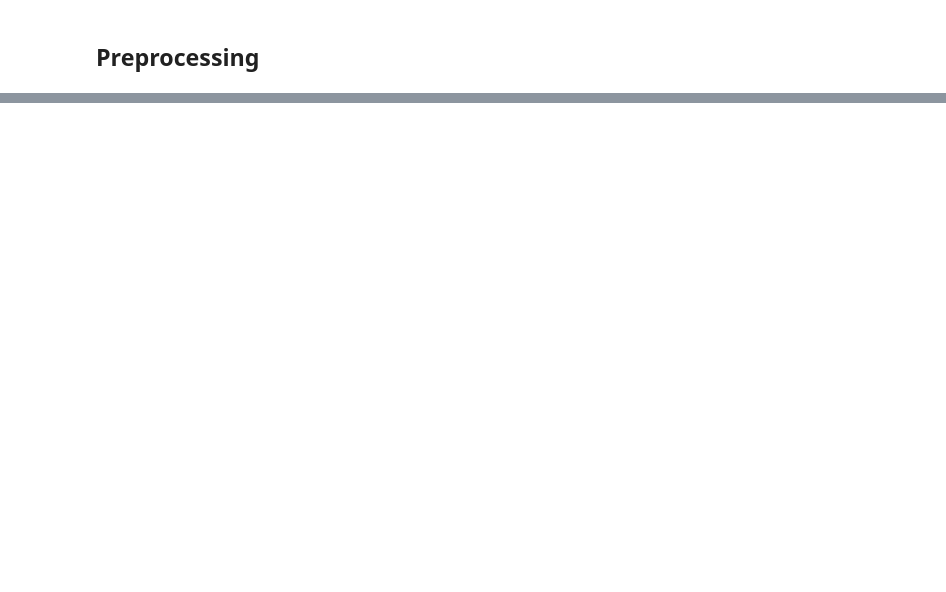
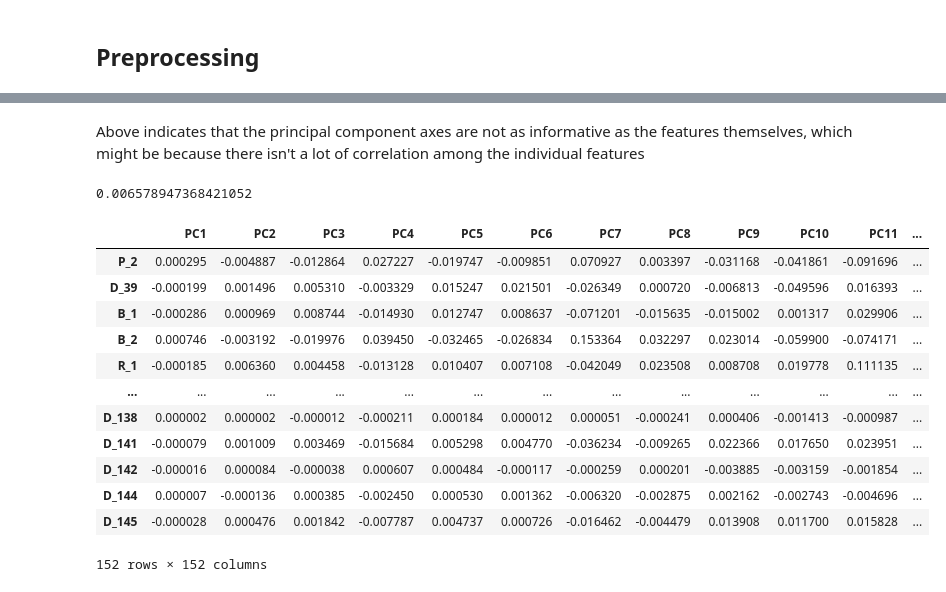
Before and after one commit to echefcy/kaggle, a Jupyter notebook: amex_defaults/ Solution.ipynb, the cells around one changed output, grey strips where cells are left out. Drawn from its saved outputs; the diff is of its cells as text; code cells hidden in the pictures; blank space fills up the shorter version.

```diff
--- a/amex_defaults/ Solution.ipynb
+++ b/amex_defaults/ Solution.ipynb
@@ -81,8 +77,8 @@ def get_sample(size):
     portion = features[g.ngroup().isin(prng.choice(g.ngroups, size, replace=False))]
     return portion
 
-# sample1 = get_sample(g.ngroups//100)
-sample2 = get_sample(1000)
+sample1 = get_sample(len(labels)//100)
+# sample2 = get_sample(1000)
 # %%
 def get_y(ids):
     label_lookup = dict()
@@ -343,0 +310,13 @@ array([[<matplotlib.axes._subplots.AxesSubplot object at 0x...>,
+# %%
+from mlxtend.preprocessing import minmax_scaling
+def get_binary_cols(features):
+    scaled_data = minmax_scaling(features.drop(obj_cols, axis=1), columns=features.drop(obj_cols, axis=1).columns)
+    binary_cols = []
+    for cname in scaled_data:
+        cmean = scaled_data[cname].mean()
+        if len(scaled_data.loc[(0.01 < scaled_data[cname]) & (scaled_data[cname] < 0.99)]) == 0:
+            binary_cols.append(cname)
+    return binary_cols
+
+binary_cols = get_binary_cols(sample1)
+print(binary_cols[:10], len(binary_cols))
@@ -343,0 +363,25 @@ array([[<matplotlib.axes._subplots.AxesSubplot object at 0x...>,
+# %% [markdown]
+Above indicates that the principal component axes are not as informative as the features themselves, which might be because there isn't a lot of correlation among the individual features
+# %%
+# a useful baseline for looking at PCA component values
+baseline = 1/152
+baseline
+# %% [output]
+0.006578947368421052
+# %%
+components = pd.DataFrame(pca.components_.T, columns = X_pca.columns, index = pca_features.columns)
+components.head()
+# %% [output]
+|  | PC1 | PC2 | PC3 | PC4 | PC5 | PC6 | PC7 | PC8 | PC9 | PC10 | PC11 | ... |
+| P_2 | 0.000295 | -0.004887 | -0.012864 | 0.027227 | -0.019747 | -0.009851 | 0.070927 | 0.003397 | -0.031168 | -0.041861 | -0.091696 | ... |
+| D_39 | -0.000199 | 0.001496 | 0.005310 | -0.003329 | 0.015247 | 0.021501 | -0.026349 | 0.000720 | -0.006813 | -0.049596 | 0.016393 | ... |
+| B_1 | -0.000286 | 0.000969 | 0.008744 | -0.014930 | 0.012747 | 0.008637 | -0.071201 | -0.015635 | -0.015002 | 0.001317 | 0.029906 | ... |
+| B_2 | 0.000746 | -0.003192 | -0.019976 | 0.039450 | -0.032465 | -0.026834 | 0.153364 | 0.032297 | 0.023014 | -0.059900 | -0.074171 | ... |
+| R_1 | -0.000185 | 0.006360 | 0.004458 | -0.013128 | 0.010407 | 0.007108 | -0.042049 | 0.023508 | 0.008708 | 0.019778 | 0.111135 | ... |
+| ... | ... | ... | ... | ... | ... | ... | ... | ... | ... | ... | ... | ... |
+| D_138 | 0.000002 | 0.000002 | -0.000012 | -0.000211 | 0.000184 | 0.000012 | 0.000051 | -0.000241 | 0.000406 | -0.001413 | -0.000987 | ... |
+| D_141 | -0.000079 | 0.001009 | 0.003469 | -0.015684 | 0.005298 | 0.004770 | -0.036234 | -0.009265 | 0.022366 | 0.017650 | 0.023951 | ... |
+| D_142 | -0.000016 | 0.000084 | -0.000038 | 0.000607 | 0.000484 | -0.000117 | -0.000259 | 0.000201 | -0.003885 | -0.003159 | -0.001854 | ... |
+| D_144 | 0.000007 | -0.000136 | 0.000385 | -0.002450 | 0.000530 | 0.001362 | -0.006320 | -0.002875 | 0.002162 | -0.002743 | -0.004696 | ... |
+| D_145 | -0.000028 | 0.000476 | 0.001842 | -0.007787 | 0.004737 | 0.000726 | -0.016462 | -0.004479 | 0.013908 | 0.011700 | 0.015828 | ... |
+152 rows × 152 columns
```
Also changed, not shown: parts of 44 cells of this notebook, 4 other files.
